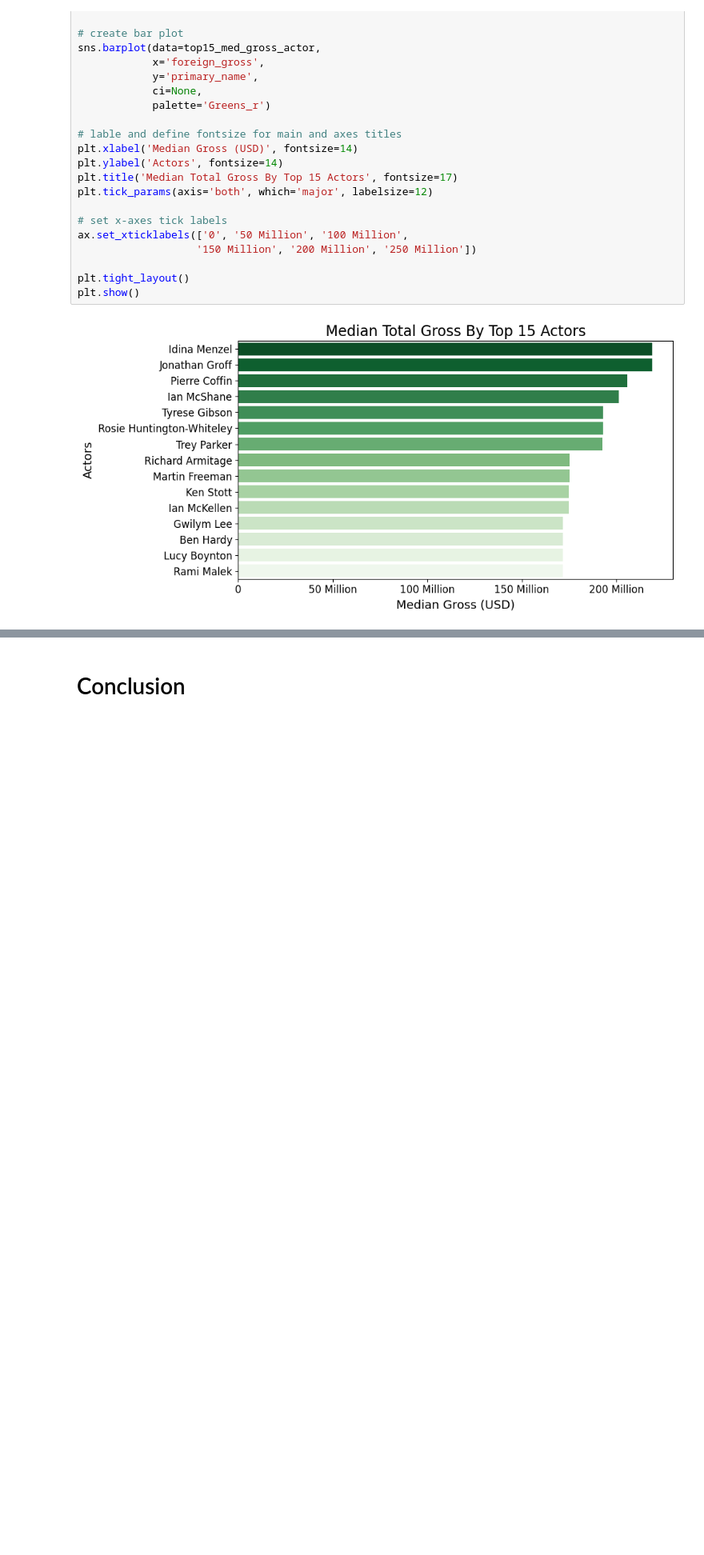
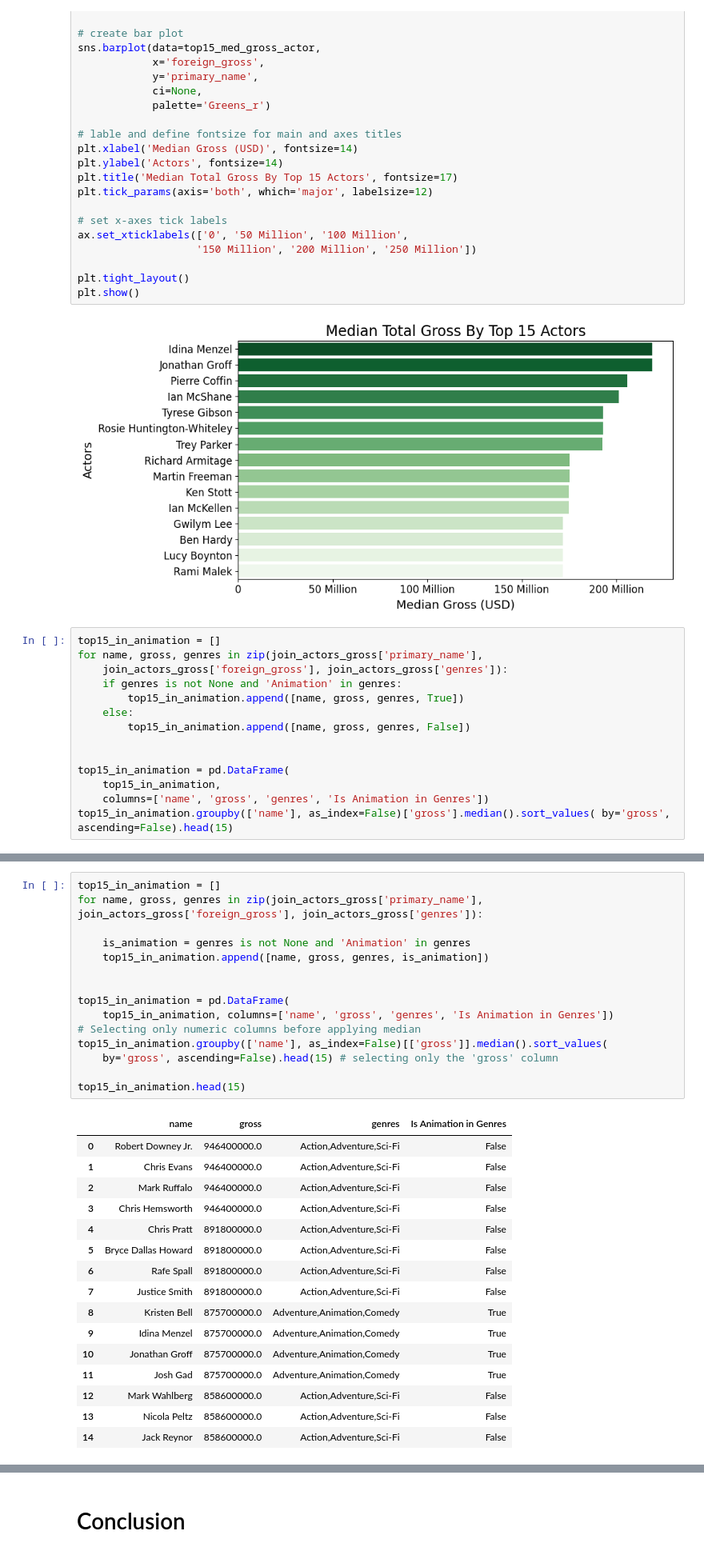
Before and after one commit to neurosxx/dsc-phase-2-project-v3, a Jupyter notebook: movie_analysis.ipynb, the cells around one changed output, grey strips where cells are left out. Shown at 80% size. Saved outputs shown, nothing was run; the diff lists cells and outputs as text; blank space fills up the shorter version.

```diff
--- a/movie_analysis.ipynb
+++ b/movie_analysis.ipynb
@@ -822,3 +822,17 @@ plt.tight_layout()
 plt.show()
 # %% [output]
 [figure]
+# %%
+top15_in_animation = []
+for name, gross, genres in zip(join_actors_gross['primary_name'],
+    join_actors_gross['foreign_gross'], join_actors_gross['genres']):
+    if genres is not None and 'Animation' in genres:
+        top15_in_animation.append([name, gross, genres, True])
+    else:
+        top15_in_animation.append([name, gross, genres, False])
+
+
+top15_in_animation = pd.DataFrame(
+    top15_in_animation,
+    columns=['name', 'gross', 'genres', 'Is Animation in Genres'])
+top15_in_animation.groupby(['name'], as_index=False)['gross'].median().sort_values( by='gross', ascending=False).head(15)
@@ -824,0 +856,32 @@ plt.show()
+# %%
+top15_in_animation = []
+for name, gross, genres in zip(join_actors_gross['primary_name'], join_actors_gross['foreign_gross'], join_actors_gross['genres']):
+
+    is_animation = genres is not None and 'Animation' in genres
+    top15_in_animation.append([name, gross, genres, is_animation])
+
+
+top15_in_animation = pd.DataFrame(
+    top15_in_animation, columns=['name', 'gross', 'genres', 'Is Animation in Genres'])
+# Selecting only numeric columns before applying median
+top15_in_animation.groupby(['name'], as_index=False)[['gross']].median().sort_values(
+    by='gross', ascending=False).head(15) # selecting only the 'gross' column
+
+top15_in_animation.head(15)
+# %% [output]
+|  | name | gross | genres | Is Animation in Genres |
+| 0 | Robert Downey Jr. | 946400000.0 | Action,Adventure,Sci-Fi | False |
+| 1 | Chris Evans | 946400000.0 | Action,Adventure,Sci-Fi | False |
+| 2 | Mark Ruffalo | 946400000.0 | Action,Adventure,Sci-Fi | False |
+| 3 | Chris Hemsworth | 946400000.0 | Action,Adventure,Sci-Fi | False |
+| 4 | Chris Pratt | 891800000.0 | Action,Adventure,Sci-Fi | False |
+| 5 | Bryce Dallas Howard | 891800000.0 | Action,Adventure,Sci-Fi | False |
+| 6 | Rafe Spall | 891800000.0 | Action,Adventure,Sci-Fi | False |
+| 7 | Justice Smith | 891800000.0 | Action,Adventure,Sci-Fi | False |
+| 8 | Kristen Bell | 875700000.0 | Adventure,Animation,Comedy | True |
+| 9 | Idina Menzel | 875700000.0 | Adventure,Animation,Comedy | True |
+| 10 | Jonathan Groff | 875700000.0 | Adventure,Animation,Comedy | True |
+| 11 | Josh Gad | 875700000.0 | Adventure,Animation,Comedy | True |
+| 12 | Mark Wahlberg | 858600000.0 | Action,Adventure,Sci-Fi | False |
+| 13 | Nicola Peltz | 858600000.0 | Action,Adventure,Sci-Fi | False |
+| 14 | Jack Reynor | 858600000.0 | Action,Adventure,Sci-Fi | False |
```
Also changed, not shown: parts of 3 cells of this notebook.
